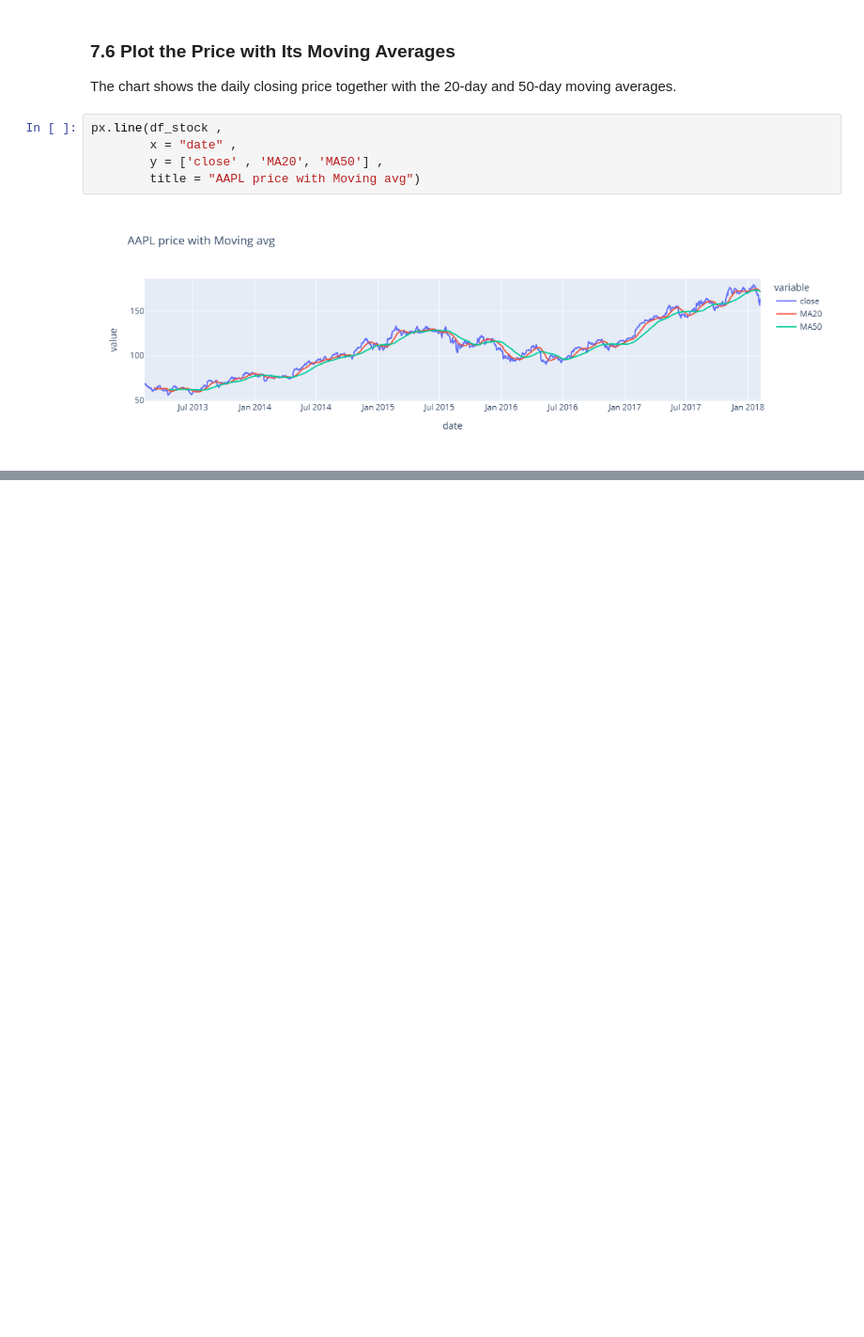
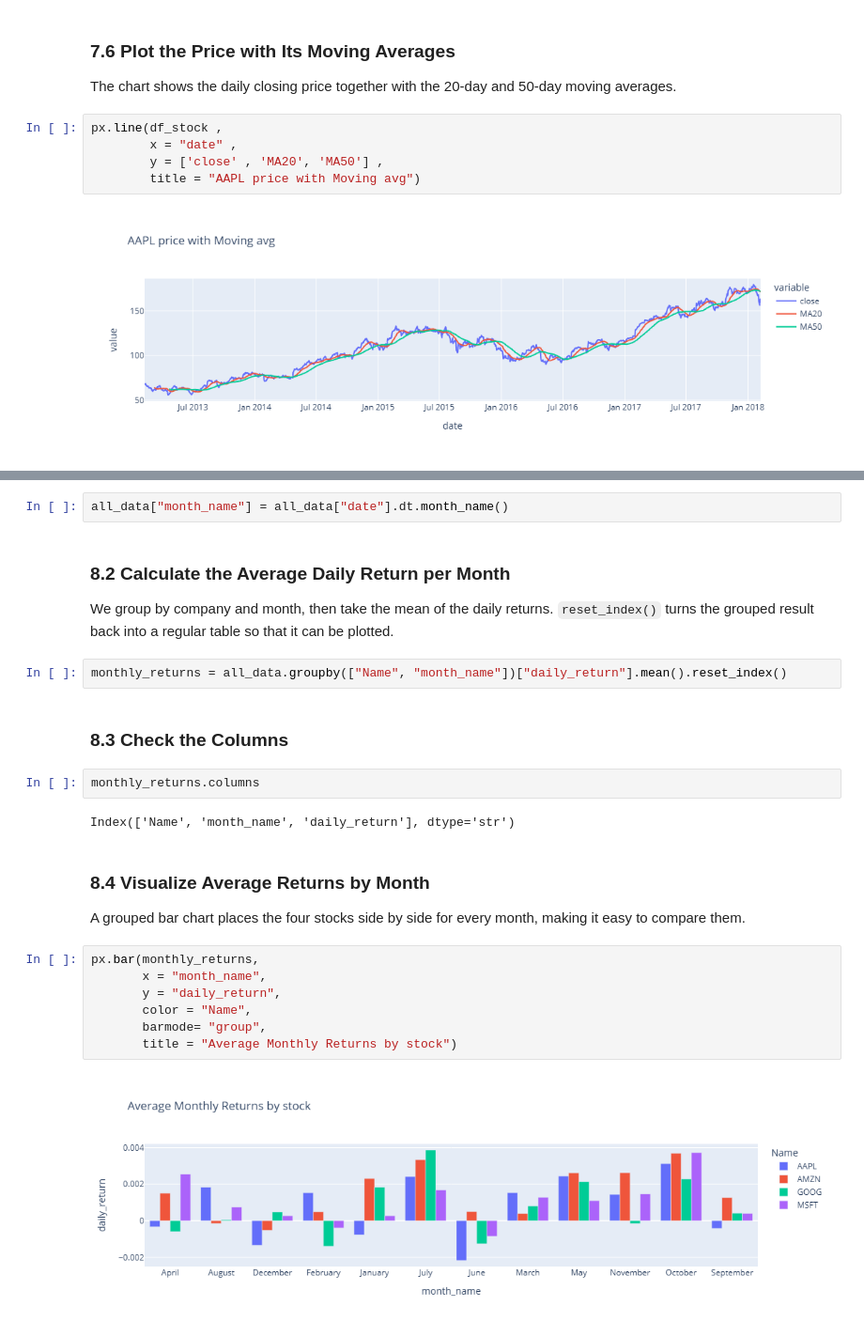
Before and after one commit to ualiurrahat/stock-market-data-analysis, a Jupyter notebook: notebooks/stock_market_data_analysis.ipynb, the cells around one changed output, grey strips where cells are left out. Shown at 94% size. Cells and saved outputs as stored; diff of their text form; blank space fills up the shorter version.

Commit message:
Add Part 8: monthly seasonality analysis

```diff
--- a/notebooks/stock_market_data_analysis.ipynb
+++ b/notebooks/stock_market_data_analysis.ipynb
@@ -552,0 +561,27 @@ px.line(df_stock ,
+# %%
+all_data["month_name"] = all_data["date"].dt.month_name()
+# %% [markdown]
+### 8.2 Calculate the Average Daily Return per Month
+
+We group by company and month, then take the mean of the daily returns. `reset_index()` turns the grouped result back into a regular table so that it can be plotted.
+# %%
+monthly_returns = all_data.groupby(["Name", "month_name"])["daily_return"].mean().reset_index()
+# %% [markdown]
+### 8.3 Check the Columns
+# %%
+monthly_returns.columns
+# %% [output]
+Index(['Name', 'month_name', 'daily_return'], dtype='str')
+# %% [markdown]
+### 8.4 Visualize Average Returns by Month
+
+A grouped bar chart places the four stocks side by side for every month, making it easy to compare them.
+# %%
+px.bar(monthly_returns,
+       x = "month_name",
+       y = "daily_return",
+       color = "Name",
+       barmode= "group",
+       title = "Average Monthly Returns by stock")
+# %% [output]
+[figure, added]
```
Also changed, not shown: parts of 2 cells of this notebook.
